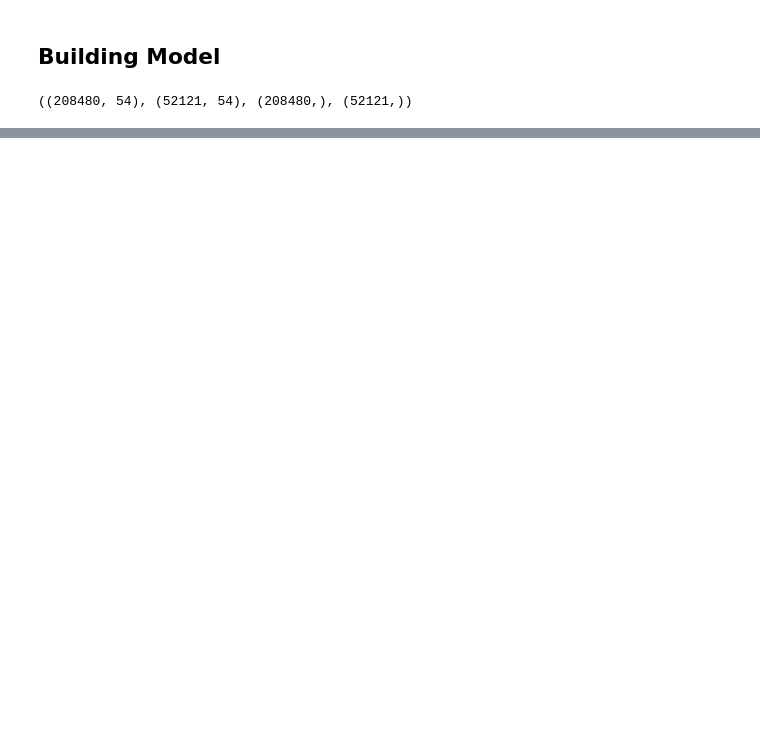
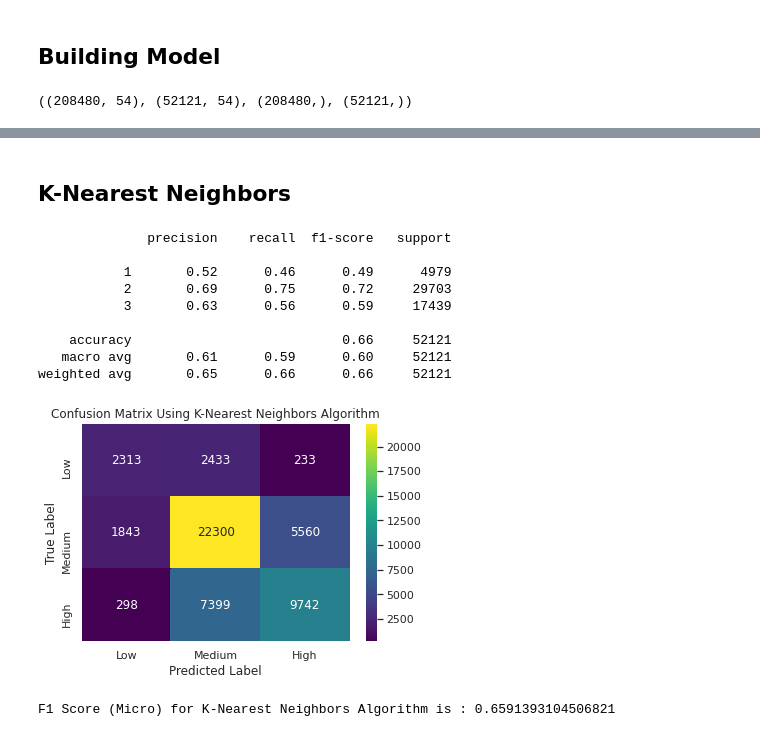
Before and after one commit to ReynaraEzra/Richter-Earthquake-Prediction, a Jupyter notebook: Richter_Prediction_Part2.ipynb, the cells around one changed output, grey strips where cells are left out. Cells and saved outputs as stored; diff of their text form; code cells hidden in the pictures; blank space fills up the shorter version.

```diff
--- a/Richter_Prediction_Part2.ipynb
+++ b/Richter_Prediction_Part2.ipynb
@@ -428,0 +368,25 @@ col
+# %% [markdown]
+## **K-Nearest Neighbors**
+# %%
+model_3 = KNeighborsClassifier()
+model_3.fit(X_train, y_train)
+pred_3 = model_3.predict(X_test)
+
+print(classification_report(y_test, pred_3))
+make_confusion_matrix(pred_3, 'K-Nearest Neighbors')
+score_3 = f1_score(y_test, pred_3, average='micro')
+print('F1 Score (Micro) for K-Nearest Neighbors Algorithm is : {}'.format(score_3))
+names.append('K-Nearest Neighbors')
+score_f1.append(score_3)
+# %% [output]
+              precision    recall  f1-score   support
+
+           1       0.52      0.46      0.49      4979
+           2       0.69      0.75      0.72     29703
+           3       0.63      0.56      0.59     17439
+
+    accuracy                           0.66     52121
+   macro avg       0.61      0.59      0.60     52121
+weighted avg       0.65      0.66      0.66     52121
+[figure, added]
+F1 Score (Micro) for K-Nearest Neighbors Algorithm is : 0.6591393104506821
```
Also changed, not shown: parts of 38 cells of this notebook.
